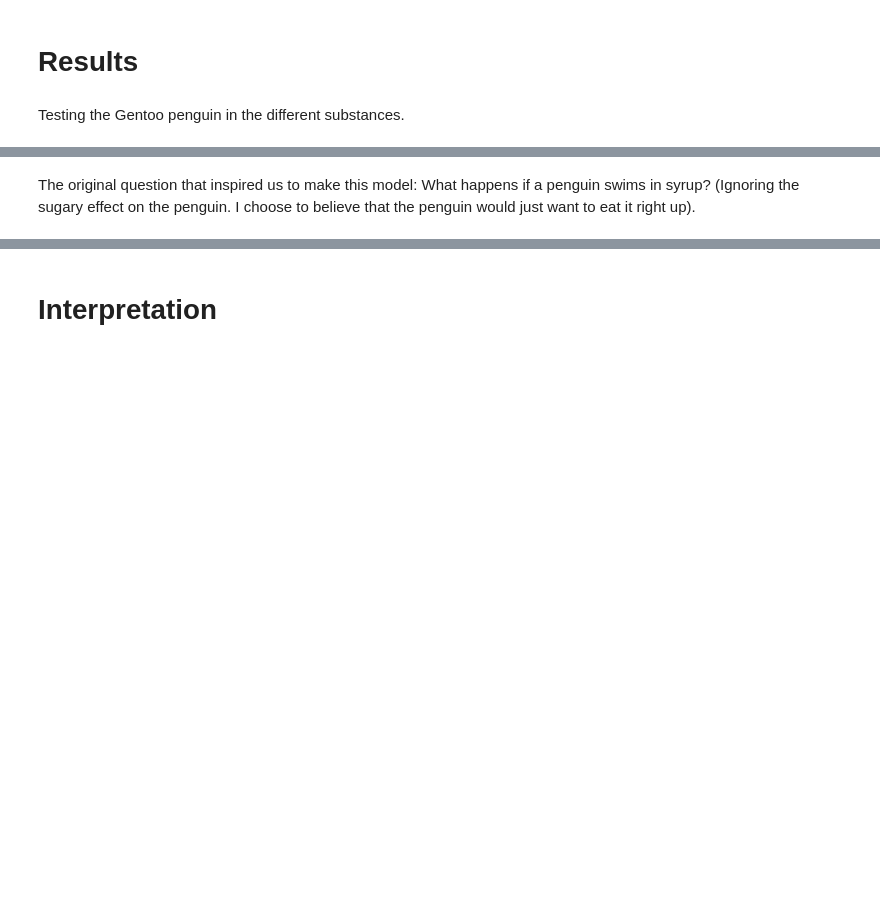
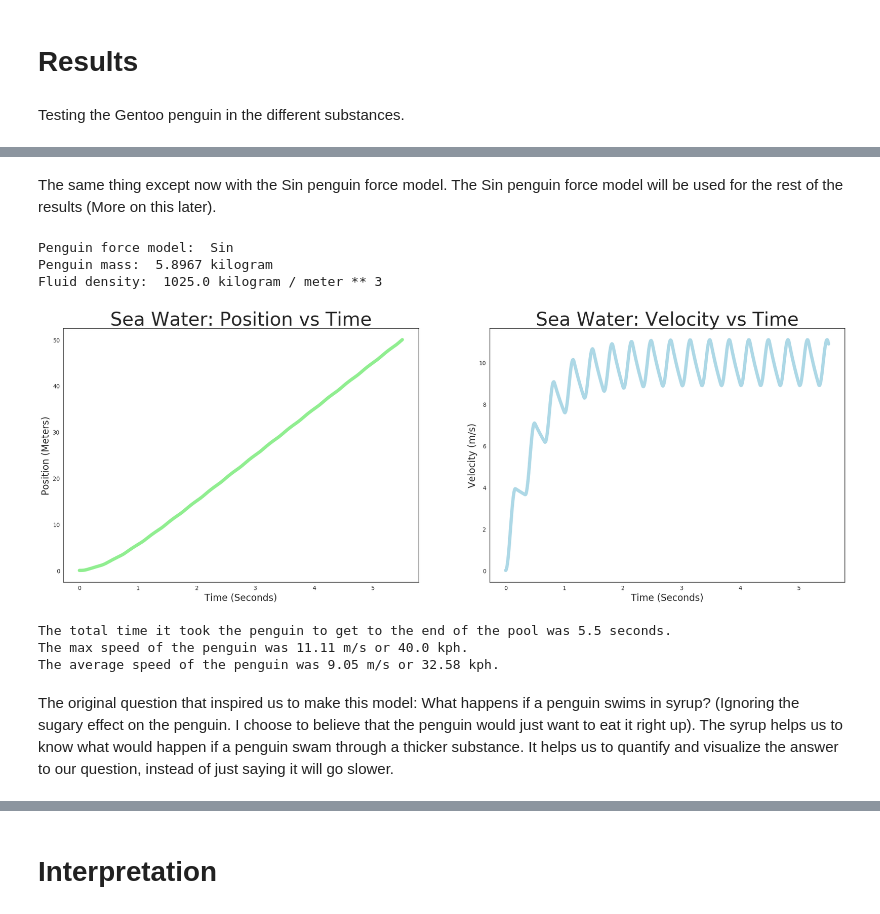
Before and after one commit to Griffith-Stites/ModSimPy, a Jupyter notebook: code/Project_3.ipynb, the cells around one changed output, grey strips where cells are left out. Drawn from its saved outputs; the diff is of its cells as text; code cells hidden in the pictures; blank space fills up the shorter version.

```diff
--- a/code/Project_3.ipynb
+++ b/code/Project_3.ipynb
@@ -316,5 +391,21 @@ The average speed of the penguin was 8.91 m/s or 32.06 kph.
+# %% [markdown]
+The same thing except now with the Sin penguin force model. The Sin penguin force model will be used for the rest of the results (More on this later).
+# %%
+params.rho = rho_sea_water
+system = make_system(params)
+system.f_penguin_calc = 'Sin'
+results, details = run_ode_solver(system, slope_func, events=event_func, max_step =.01)
+analyze_results(results, system, 'Sea Water')
+# %% [output]
+Penguin force model:  Sin
+Penguin mass:  5.8967 kilogram
+Fluid density:  1025.0 kilogram / meter ** 3
+[figure, added]
+The total time it took the penguin to get to the end of the pool was 5.5 seconds.
+The max speed of the penguin was 11.11 m/s or 40.0 kph.
+The average speed of the penguin was 9.05 m/s or 32.58 kph.
 # %% [markdown]
-The original question that inspired us to make this model: What happens if a penguin swims in syrup? (Ignoring the sugary effect on the penguin. I choose to believe that the penguin would just want to eat it right up).
+The original question that inspired us to make this model: What happens if a penguin swims in syrup? (Ignoring the sugary effect on the penguin. I choose to believe that the penguin would just want to eat it right up). The syrup helps us to know what would happen if a penguin swam through a thicker substance. It helps us to quantify and visualize the answer to our question, instead of just saying it will go slower.
 # %%
 params.rho = rho_syrup
 system = make_system(params)
```
Also changed, not shown: parts of 36 cells of this notebook, 1 other file.
